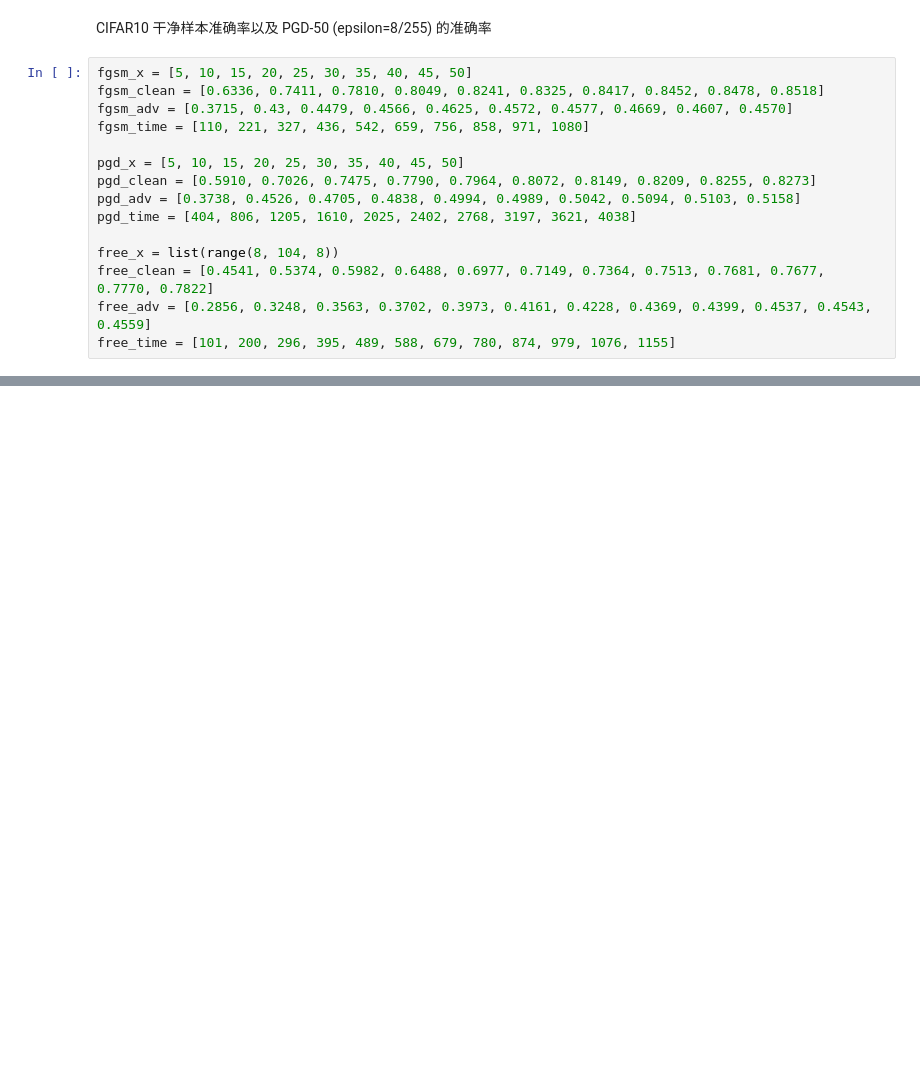
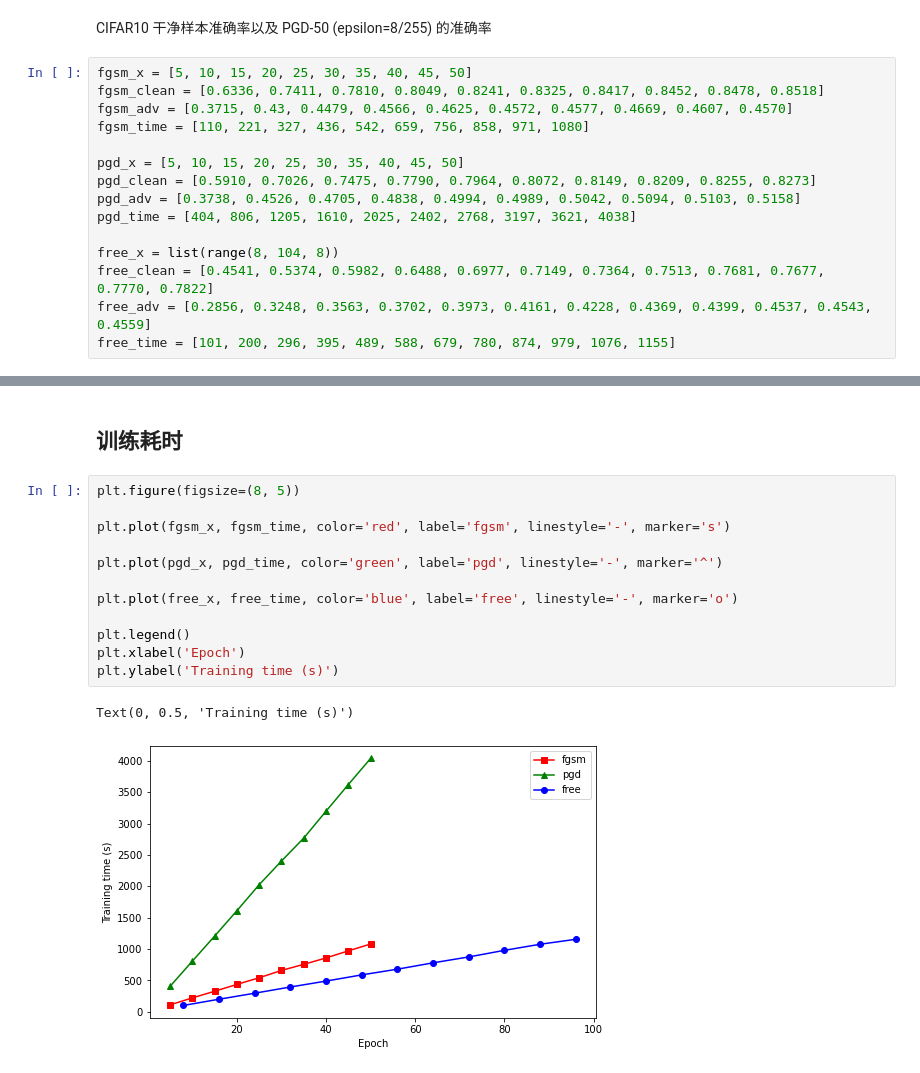
Before and after one commit to Els-y/fast_is_better_than_free_CIFAR10, a Jupyter notebook: paint_graph.ipynb, the cells around one changed output, grey strips where cells are left out. Cells and saved outputs as stored; diff of their text form; blank space fills up the shorter version.

```diff
--- a/paint_graph.ipynb
+++ b/paint_graph.ipynb
@@ -38,0 +41,17 @@ Text(0, 0.5, 'Accuracy')
+# %% [markdown]
+## 训练耗时
+# %%
+plt.figure(figsize=(8, 5))
+
+plt.plot(fgsm_x, fgsm_time, color='red', label='fgsm', linestyle='-', marker='s')
+
+plt.plot(pgd_x, pgd_time, color='green', label='pgd', linestyle='-', marker='^')
+
+plt.plot(free_x, free_time, color='blue', label='free', linestyle='-', marker='o')
+
+plt.legend()
+plt.xlabel('Epoch')
+plt.ylabel('Training time (s)')
+# %% [output]
+Text(0, 0.5, 'Training time (s)')
+[figure, added]
```
Also changed, not shown: parts of 2 cells of this notebook, 4 other files.
